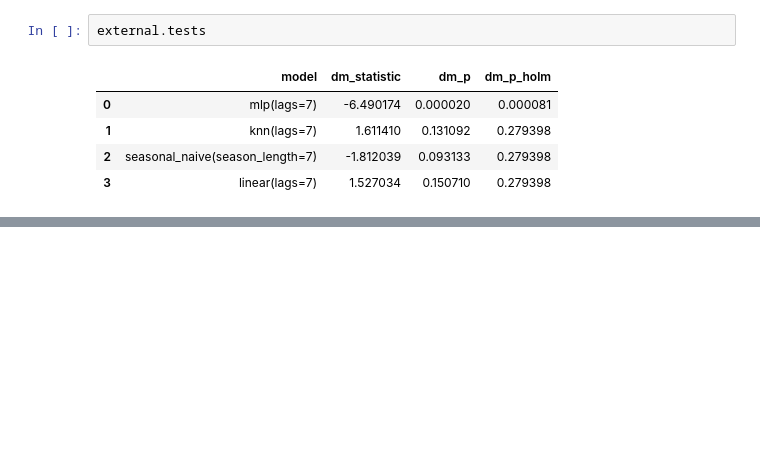
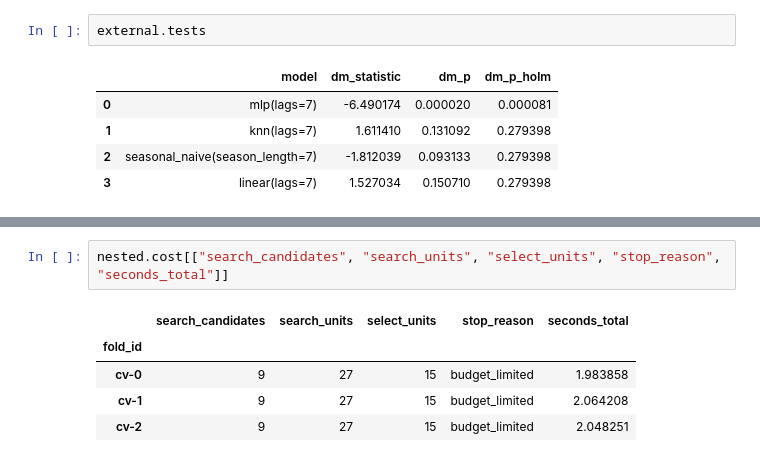
Before and after one commit to autohybts-lib/AutoHybTS, a Jupyter notebook: notebooks/06_compare_and_cross_validate.ipynb, the cells around one changed output, grey strips where cells are left out. Drawn from its saved outputs; the diff is of its cells as text; blank space fills up the shorter version.

```diff
--- a/notebooks/06_compare_and_cross_validate.ipynb
+++ b/notebooks/06_compare_and_cross_validate.ipynb
@@ -190,2 +199,10 @@ nested.summary
 | naive_MASE | 2.086690 | 1.170766 | 3 | 0.666667 |
 | seasonal_naive_MASE | 1.741253 | 0.454019 | 3 | 0.333333 |
+# %%
+nested.cost[["search_candidates", "search_units", "select_units", "stop_reason", "seconds_total"]]
+# %% [output]
+|  | search_candidates | search_units | select_units | stop_reason | seconds_total |
+| fold_id |  |  |  |  |  |
+| cv-0 | 9 | 27 | 15 | budget_limited | 1.983858 |
+| cv-1 | 9 | 27 | 15 | budget_limited | 2.064208 |
+| cv-2 | 9 | 27 | 15 | budget_limited | 2.048251 |
```
Also changed, not shown: parts of 3 cells of this notebook, 47 other files.
